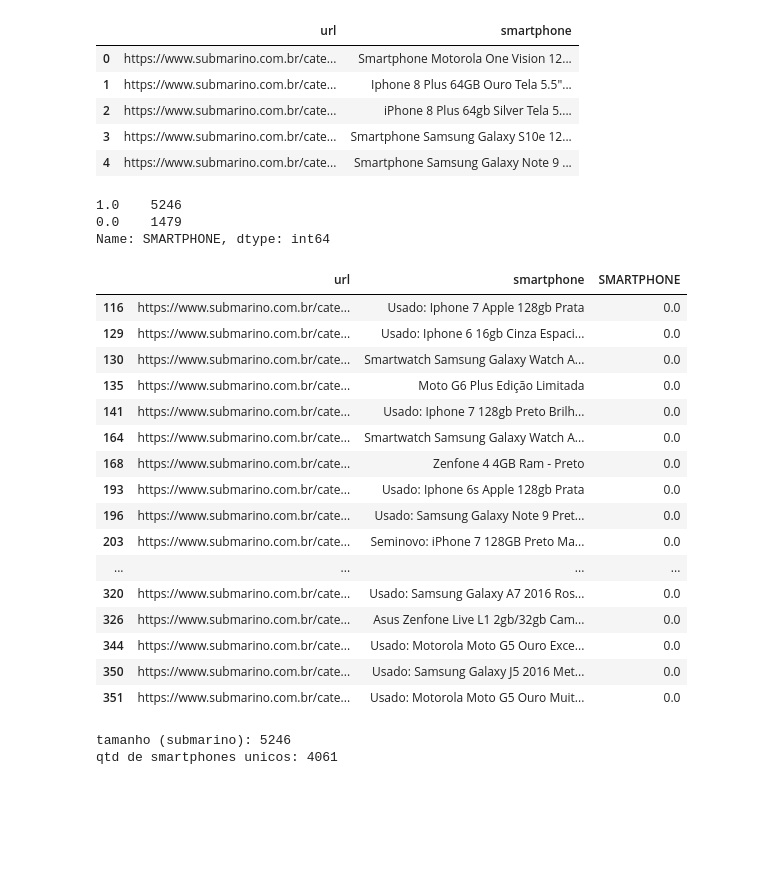
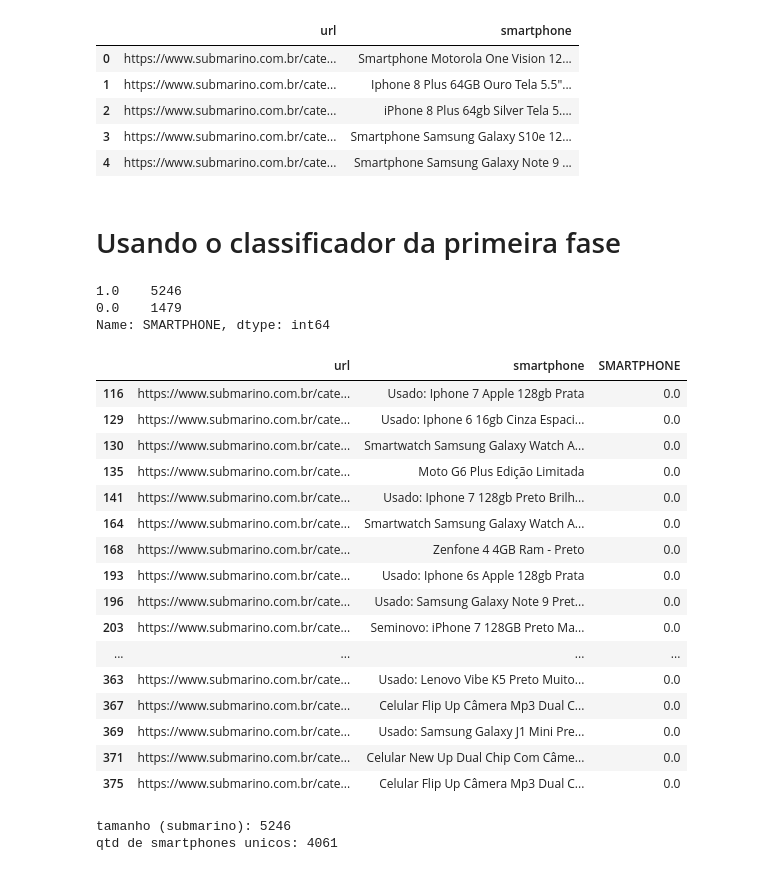
Before and after one commit to JAugusto97/SmartphoneClassifier, a Jupyter notebook: birdie_ps_2019.ipynb, the cells around one changed output. Cells and saved outputs as stored; diff of their text form; code cells hidden in the pictures; blank space fills up the shorter version.

```diff
--- a/birdie_ps_2019.ipynb
+++ b/birdie_ps_2019.ipynb
@@ -296,35 +296,42 @@ submarino_data.head()
 | 2 | https://www.submarino.com.br/cate... | iPhone 8 Plus 64gb Silver Tela 5.... |
 | 3 | https://www.submarino.com.br/cate... | Smartphone Samsung Galaxy S10e 12... |
 | 4 | https://www.submarino.com.br/cate... | Smartphone Samsung Galaxy Note 9 ... |
+# %% [markdown]
+# Usando o classificador da primeira fase
 # %%
 vect = CountVectorizer().fit(data['TITLE'])
 X = vect.transform(submarino_data['smartphone'])
 y = modelos['logistic_regression'].predict(X)
 submarino_data['SMARTPHONE'] = y
-# %%
-submarino_data['SMARTPHONE'].value_counts()
-# %% [output]
-1.0    5246
-0.0    1479
-Name: SMARTPHONE, dtype: int64
-# %%
-submarino_data[submarino_data['SMARTPHONE'] == 0].head(20)
-# %% [output]
-|  | url | smartphone | SMARTPHONE |
-| 116 | https://www.submarino.com.br/cate... | Usado: Iphone 7 Apple 128gb Prata | 0.0 |
-| 129 | https://www.submarino.com.br/cate... | Usado: Iphone 6 16gb Cinza Espaci... | 0.0 |
-| 130 | https://www.submarino.com.br/cate... | Smartwatch Samsung Galaxy Watch A... | 0.0 |
-| 135 | https://www.submarino.com.br/cate... | Moto G6 Plus Edição Limitada | 0.0 |
-| 141 | https://www.submarino.com.br/cate... | Usado: Iphone 7 128gb Preto Brilh... | 0.0 |
-| 164 | https://www.submarino.com.br/cate... | Smartwatch Samsung Galaxy Watch A... | 0.0 |
-| 168 | https://www.submarino.com.br/cate... | Zenfone 4 4GB Ram - Preto | 0.0 |
-| 193 | https://www.submarino.com.br/cate... | Usado: Iphone 6s Apple 128gb Prata | 0.0 |
-| 196 | https://www.submarino.com.br/cate... | Usado: Samsung Galaxy Note 9 Pret... | 0.0 |
-| 203 | https://www.submarino.com.br/cate... | Seminovo: iPhone 7 128GB Preto Ma... | 0.0 |
-| ... | ... | ... | ... |
-| 320 | https://www.submarino.com.br/cate... | Usado: Samsung Galaxy A7 2016 Ros... | 0.0 |
-| 326 | https://www.submarino.com.br/cate... | Asus Zenfone Live L1 2gb/32gb Cam... | 0.0 |
-| 344 | https://www.submarino.com.br/cate... | Usado: Motorola Moto G5 Ouro Exce... | 0.0 |
-| 350 | https://www.submarino.com.br/cate... | Usado: Samsung Galaxy J5 2016 Met... | 0.0 |
-| 351 | https://www.submarino.com.br/cate... | Usado: Motorola Moto G5 Ouro Muit... | 0.0 |
+# %%
+# Qtd de smartphones e nao smartphones
+submarino_data['SMARTPHONE'].value_counts()
+# %% [output]
+1.0    5246
+0.0    1479
+Name: SMARTPHONE, dtype: int64
+# %%
+submarino_data[submarino_data['SMARTPHONE'] == 0].head(30)
+
+# Bastante False Negative (era pra ser positivo mas foi classificado como negativo)
+# Provavelmente são modelos de smartphone que não estão presentes no conjunto da primeira fase
+# Nao é tão bom, mas filtra bem os exemplos True Negative
+# %% [output]
+|  | url | smartphone | SMARTPHONE |
+| 116 | https://www.submarino.com.br/cate... | Usado: Iphone 7 Apple 128gb Prata | 0.0 |
+| 129 | https://www.submarino.com.br/cate... | Usado: Iphone 6 16gb Cinza Espaci... | 0.0 |
+| 130 | https://www.submarino.com.br/cate... | Smartwatch Samsung Galaxy Watch A... | 0.0 |
+| 135 | https://www.submarino.com.br/cate... | Moto G6 Plus Edição Limitada | 0.0 |
+| 141 | https://www.submarino.com.br/cate... | Usado: Iphone 7 128gb Preto Brilh... | 0.0 |
+| 164 | https://www.submarino.com.br/cate... | Smartwatch Samsung Galaxy Watch A... | 0.0 |
+| 168 | https://www.submarino.com.br/cate... | Zenfone 4 4GB Ram - Preto | 0.0 |
+| 193 | https://www.submarino.com.br/cate... | Usado: Iphone 6s Apple 128gb Prata | 0.0 |
+| 196 | https://www.submarino.com.br/cate... | Usado: Samsung Galaxy Note 9 Pret... | 0.0 |
+| 203 | https://www.submarino.com.br/cate... | Seminovo: iPhone 7 128GB Preto Ma... | 0.0 |
+| ... | ... | ... | ... |
+| 363 | https://www.submarino.com.br/cate... | Usado: Lenovo Vibe K5 Preto Muito... | 0.0 |
+| 367 | https://www.submarino.com.br/cate... | Celular Flip Up Câmera Mp3 Dual C... | 0.0 |
+| 369 | https://www.submarino.com.br/cate... | Usado: Samsung Galaxy J1 Mini Pre... | 0.0 |
+| 371 | https://www.submarino.com.br/cate... | Celular New Up Dual Chip Com Câme... | 0.0 |
+| 375 | https://www.submarino.com.br/cate... | Celular Flip Up Câmera Mp3 Dual C... | 0.0 |
 # %%
```
Also changed, not shown: parts of 35 cells of this notebook, 2 other files.
